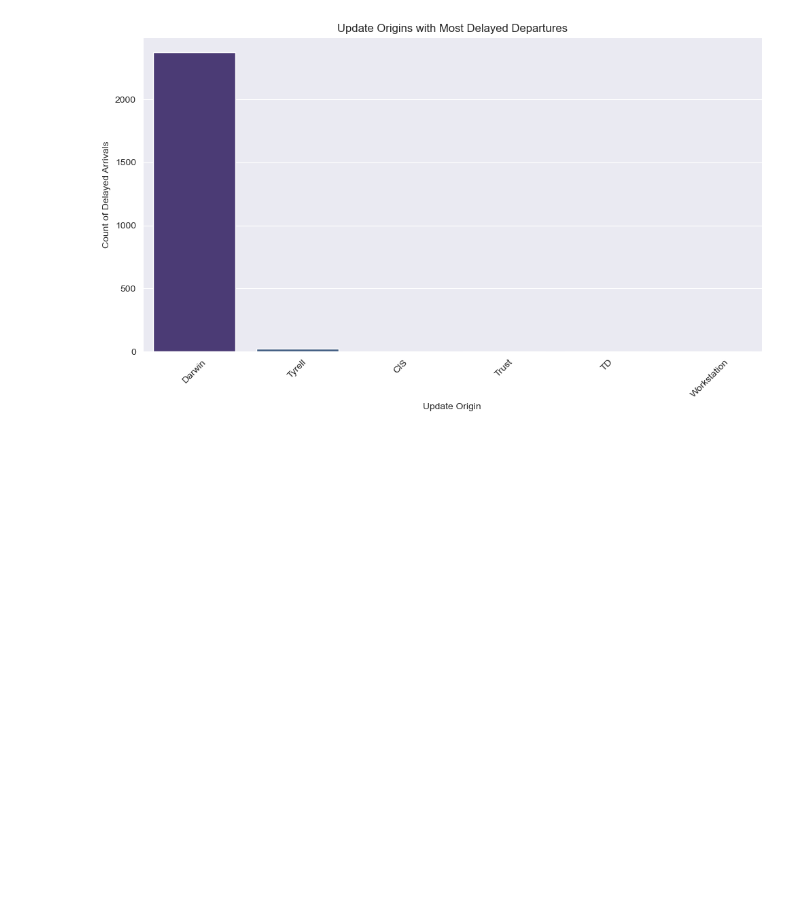
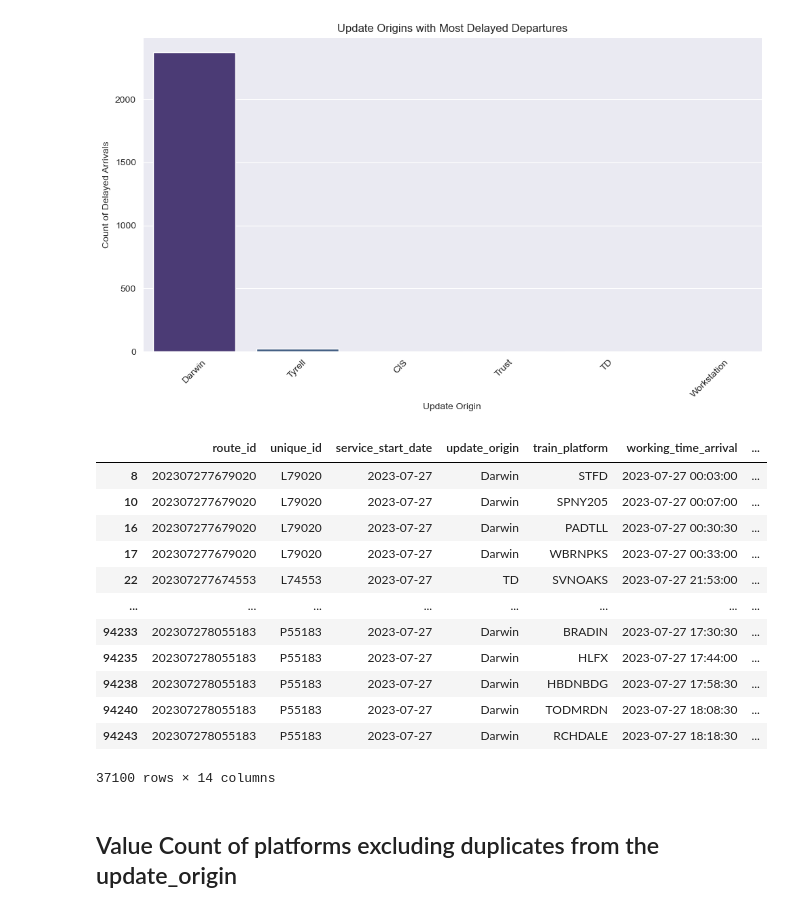
Before and after one commit to nirmalaJ21/https-github.com-nirmalaJ21-FinalProjectRailData, a Jupyter notebook: EDA Notebooks/Delayed.ipynb, the cells around one changed output. Cells and saved outputs as stored; diff of their text form; code cells hidden in the pictures; blank space fills up the shorter version.

```diff
--- a/EDA Notebooks/Delayed.ipynb
+++ b/EDA Notebooks/Delayed.ipynb
@@ -167,3 +167,21 @@ plt.tight_layout()
 plt.show()
 # %% [output]
 [figure]
+# %%
+df
+# %% [output]
+|  | route_id | unique_id | service_start_date | update_origin | train_platform | working_time_arrival | ... |
+| 8 | 202307277679020 | L79020 | 2023-07-27 | Darwin | STFD | 2023-07-27 00:03:00 | ... |
+| 10 | 202307277679020 | L79020 | 2023-07-27 | Darwin | SPNY205 | 2023-07-27 00:07:00 | ... |
+| 16 | 202307277679020 | L79020 | 2023-07-27 | Darwin | PADTLL | 2023-07-27 00:30:30 | ... |
+| 17 | 202307277679020 | L79020 | 2023-07-27 | Darwin | WBRNPKS | 2023-07-27 00:33:00 | ... |
+| 22 | 202307277674553 | L74553 | 2023-07-27 | TD | SVNOAKS | 2023-07-27 21:53:00 | ... |
+| ... | ... | ... | ... | ... | ... | ... | ... |
+| 94233 | 202307278055183 | P55183 | 2023-07-27 | Darwin | BRADIN | 2023-07-27 17:30:30 | ... |
+| 94235 | 202307278055183 | P55183 | 2023-07-27 | Darwin | HLFX | 2023-07-27 17:44:00 | ... |
+| 94238 | 202307278055183 | P55183 | 2023-07-27 | Darwin | HBDNBDG | 2023-07-27 17:58:30 | ... |
+| 94240 | 202307278055183 | P55183 | 2023-07-27 | Darwin | TODMRDN | 2023-07-27 18:08:30 | ... |
+| 94243 | 202307278055183 | P55183 | 2023-07-27 | Darwin | RCHDALE | 2023-07-27 18:18:30 | ... |
+37100 rows × 14 columns
+# %% [markdown]
+## Value Count of platforms excluding duplicates from the update_origin
```
Also changed, not shown: parts of 4 cells of this notebook, 2 other files.
